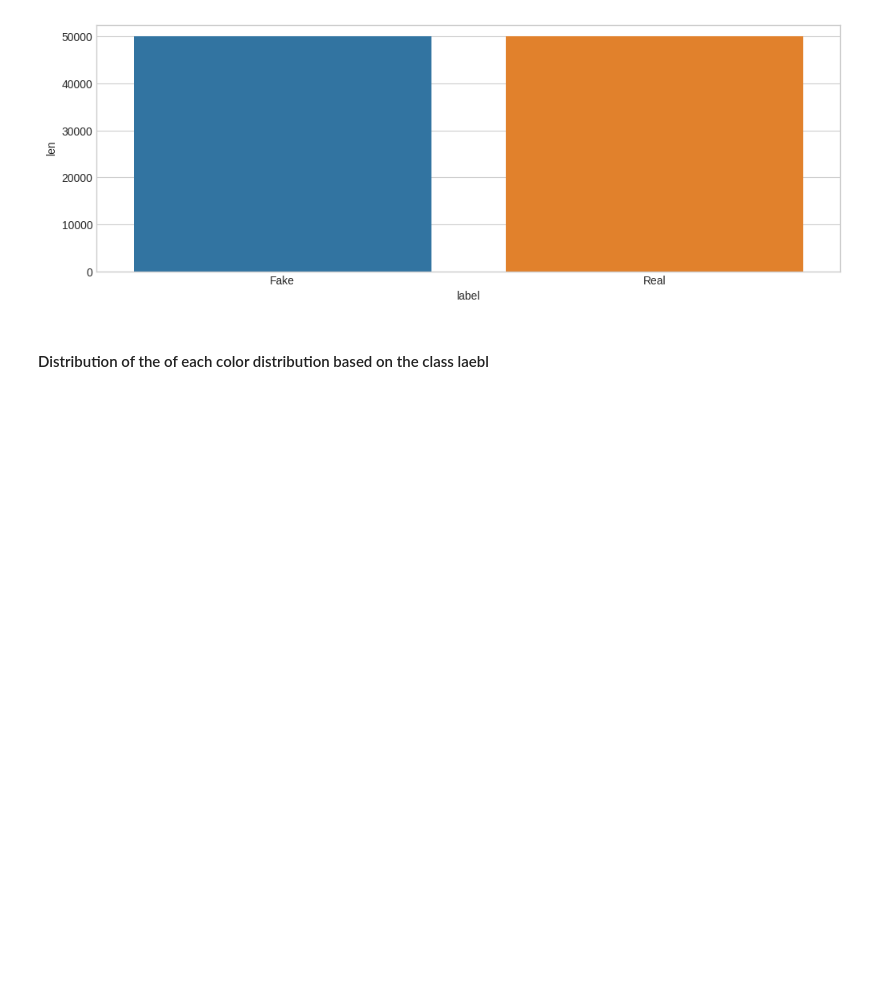
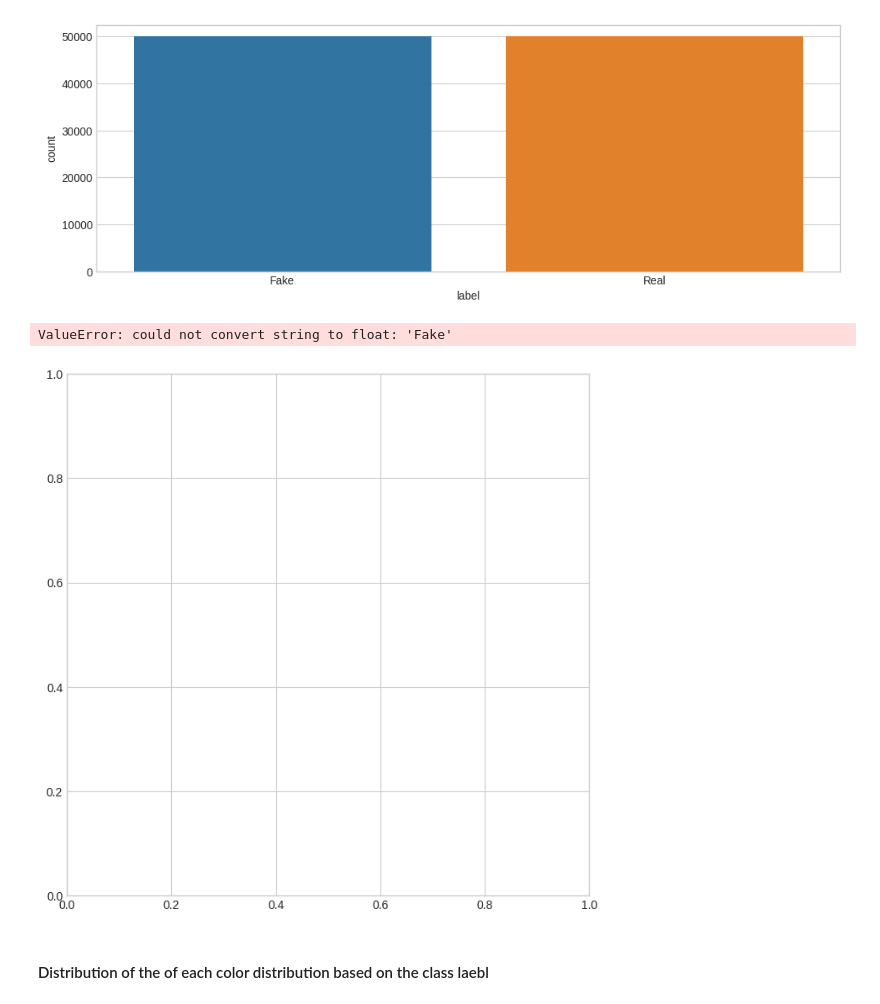
Before and after one commit to 1nuc/image-classification, a Jupyter notebook: run.ipynb, the cells around one changed output. Cells and saved outputs as stored; diff of their text form; code cells hidden in the pictures; blank space fills up the shorter version.

```diff
--- a/run.ipynb
+++ b/run.ipynb
@@ -96,13 +96,20 @@ data=preprocess_images(data)
 #### The distribution of the class labels
 # %%
 plt.figure(figsize=(12, 4))
-labels_df=data.group_by("label").agg(pl.len(), pl.col('Mean_RGB').sum()).with_columns(
+labels_df=data.group_by("label").agg(pl.len().alias('count'), pl.col('Mean_RGB').sum()).with_columns(
     pl.when(pl.col('label')==0).then(pl.lit('Fake')).otherwise(pl.lit('Real')).alias('label')
 )
-plot=sns.barplot(labels_df, x='label', y='len', hue='label')
+plot=sns.barplot(labels_df, x='label', y='count', hue='label', lab)
 plt.show()
 # %% [output]
 [figure]
+# %%
+plt.figure(figsize=(20,8))
+plt.pie(labels_df['label'], labels=['Fake', 'True'], autopct='%1.1f%%', shadow=True, startangle=90)
+plt.show()
+# %% [output]
+ValueError: could not convert string to float: 'Fake'
+[figure, added]
 # %% [markdown]
 #### Distribution of the of each color distribution based on the class laebl
 # %%
```
Also changed, not shown: parts of 8 cells of this notebook.
